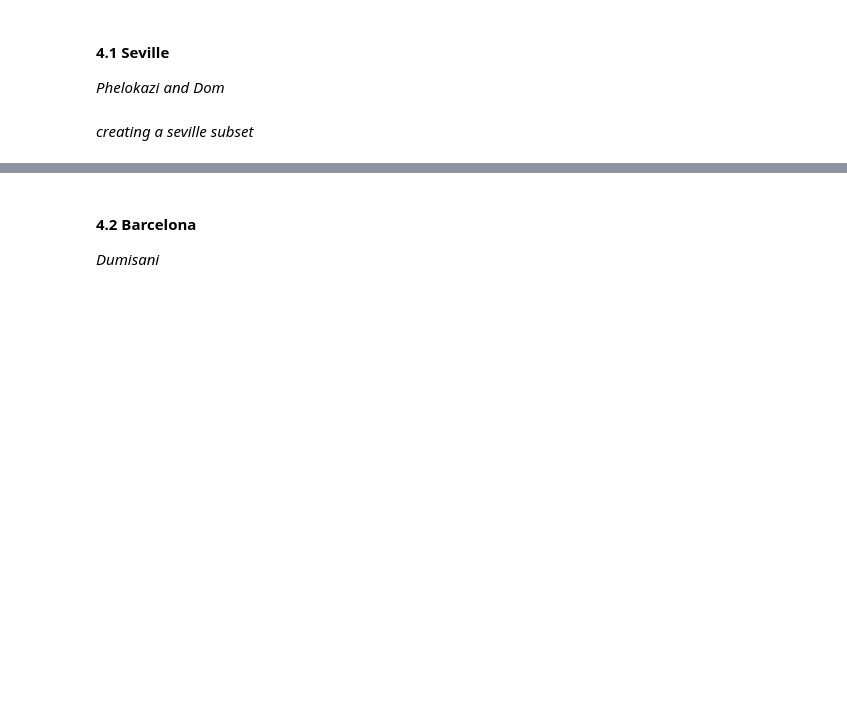
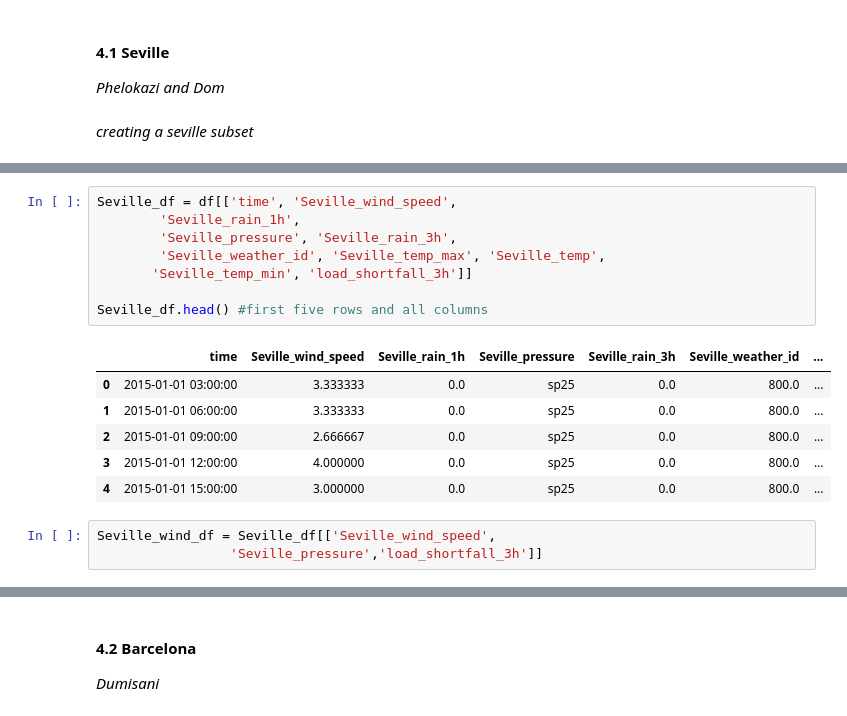
Before and after one commit to Mojalefa-Motloung/ML-Regression-, a Jupyter notebook: SpainElectricityMachineLearning.ipynb, the cells around one changed output, grey strips where cells are left out. Drawn from its saved outputs; the diff is of its cells as text; blank space fills up the shorter version.

```diff
--- a/SpainElectricityMachineLearning.ipynb
+++ b/SpainElectricityMachineLearning.ipynb
@@ -86,0 +149,18 @@ Name: Seville_weather_id, dtype: float64
+# %%
+Seville_df = df[['time', 'Seville_wind_speed',
+        'Seville_rain_1h',
+        'Seville_pressure', 'Seville_rain_3h',
+        'Seville_weather_id', 'Seville_temp_max', 'Seville_temp',
+       'Seville_temp_min', 'load_shortfall_3h']]
+
+Seville_df.head() #first five rows and all columns
+# %% [output]
+|  | time | Seville_wind_speed | Seville_rain_1h | Seville_pressure | Seville_rain_3h | Seville_weather_id | ... |
+| 0 | 2015-01-01 03:00:00 | 3.333333 | 0.0 | sp25 | 0.0 | 800.0 | ... |
+| 1 | 2015-01-01 06:00:00 | 3.333333 | 0.0 | sp25 | 0.0 | 800.0 | ... |
+| 2 | 2015-01-01 09:00:00 | 2.666667 | 0.0 | sp25 | 0.0 | 800.0 | ... |
+| 3 | 2015-01-01 12:00:00 | 4.000000 | 0.0 | sp25 | 0.0 | 800.0 | ... |
+| 4 | 2015-01-01 15:00:00 | 3.000000 | 0.0 | sp25 | 0.0 | 800.0 | ... |
+# %%
+Seville_wind_df = Seville_df[['Seville_wind_speed',
+                 'Seville_pressure','load_shortfall_3h']]
```
Also changed, not shown: parts of 9 cells of this notebook.
